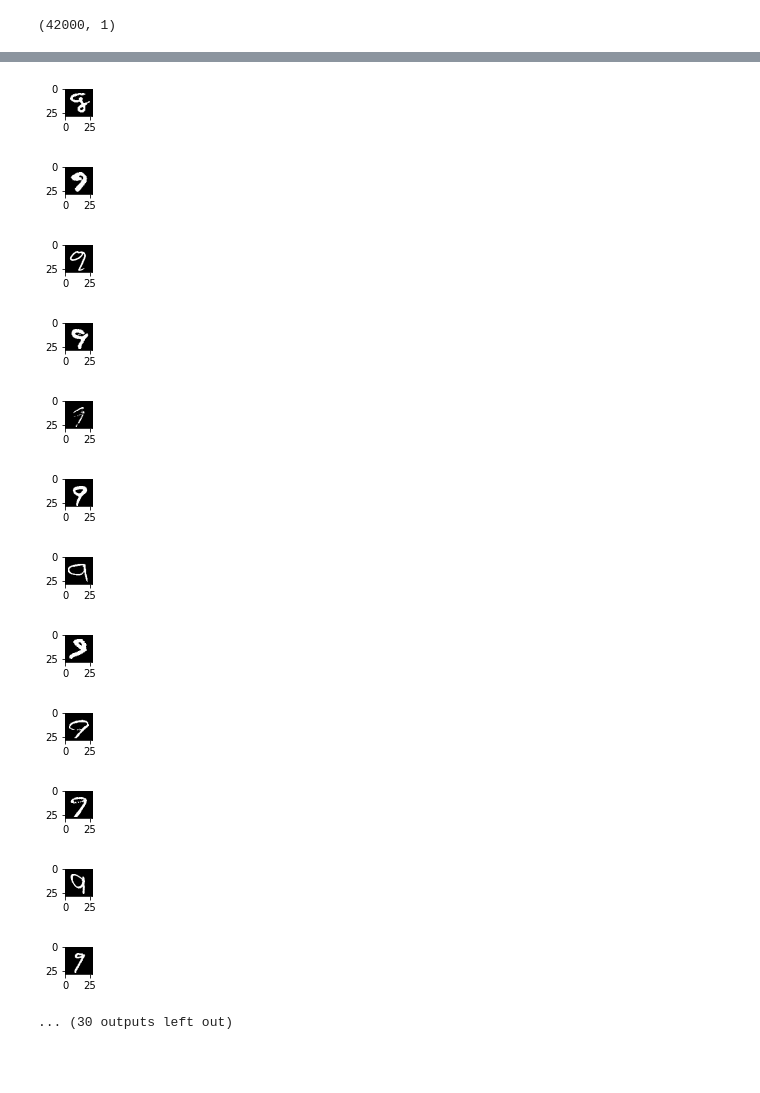
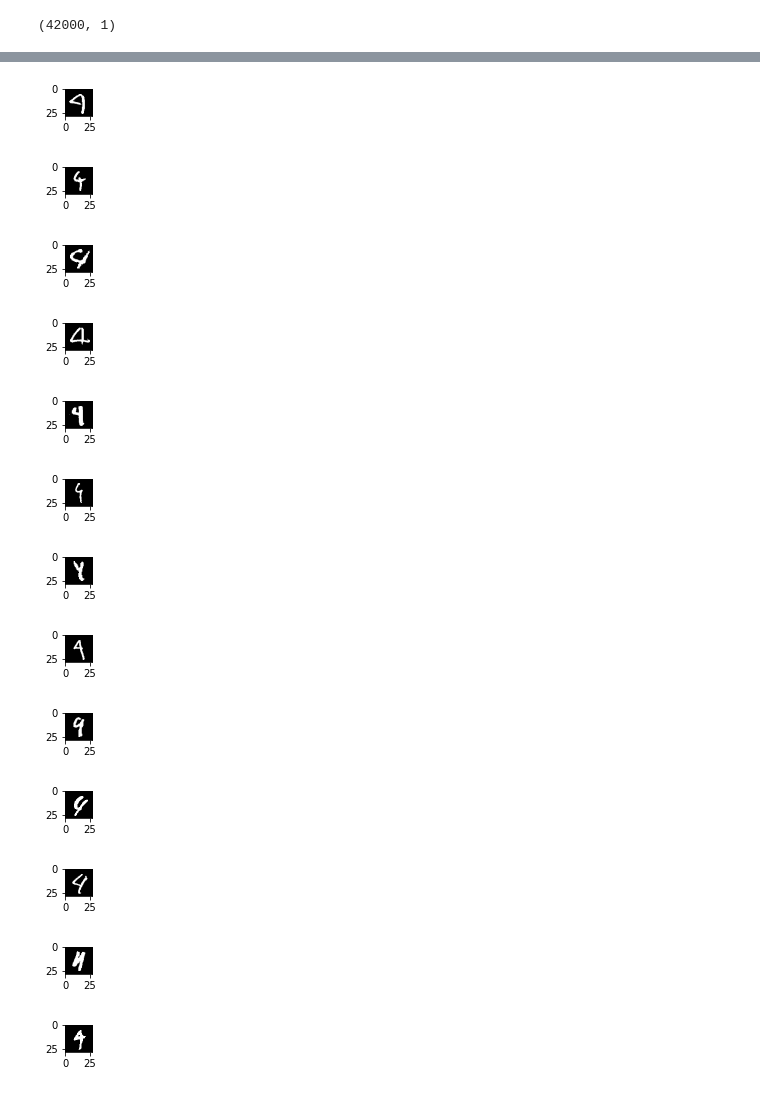
Before and after one commit to SafwanAhmad/KaggleMNSIT, a Jupyter notebook: mnist.ipynb, the cells around one changed output, grey strips where cells are left out. Drawn from its saved outputs; the diff is of its cells as text; code cells hidden in the pictures; blank space fills up the shorter version.

Commit message:
Add dropout. Test error rate 2.75%.

```diff
--- a/mnist.ipynb
+++ b/mnist.ipynb
@@ -40,6 +40,7 @@ def combine(tensor_one, tensor_two):
 input_ = tf.placeholder(dtype=tf.float32, shape=(None, X_train.shape[1]))
 labels = tf.placeholder(dtype=tf.int32, shape=(None, 1))
 learning_rate_ph = tf.placeholder(dtype=tf.float32)
+keep_prob = tf.placeholder(dtype=tf.float32)
 # %%
 def nn():
 
@@ -71,18 +81,22 @@ from sklearn.metrics import accuracy_score
 # Initialize tensorflow session
 init = tf.global_variables_initializer()
 
-epochs = 100
-batch_size = 64
+epochs = 2000
+batch_size = 512
 num_batches = int(X_train.shape[0]/batch_size)
 n_train = int(len(y_train)*0.8)
 
 train_accuracy = []
 val_accuracy = []
+test_accuracy = []
 cost_curr = []
 
 # Launch the graph
 with tf.Session() as sess:
     sess.run(init)
+
+    #graph = tf.get_default_graph().as_graph_def()
+    #print([n for n in graph.node])
 
     #plt.ion()
     # Training cycle
@@ -101,40 +115,45 @@ with tf.Session() as sess:
 
         # Loop over all batches
         for x,y in get_next_batch(batch_size, X_train_fold, y_train_fold):
-            sess.run(optimizer, feed_dict={input_:x, labels:y, learning_rate_ph:current_placeholder_value})
+            sess.run(optimizer,
+                     feed_dict={input_:x, labels:y, learning_rate_ph:current_placeholder_value, keep_prob:0.7})
 
-        c = sess.run(cost, feed_dict={input_: x, labels: y, learning_rate_ph:current_placeholder_value})
+        c = sess.run(cost, feed_dict={input_: x, labels: y, learning_rate_ph:current_placeholder_value, keep_prob:1.0})
         print("Epoch:", '%04d' % (epoch+1), "cost=", "{:.9f}".format(c))
 
         # Find train accuracy
-        y_predicted_train_fold = np.argmax(output.eval(feed_dict={input_: X_train_fold, labels: y_train_fold, learning_rate_ph:current_placeholder_value}), 1)
+        y_predicted_train_fold = np.argmax(output.eval(feed_dict={input_: X_train_fold, labels: y_train_fold, learning_rate_ph:current_placeholder_value, keep_prob:1.0}), 1)
         current_train_acc = accuracy_score(y_true=y_train_fold, y_pred=y_predicted_train_fold)
 
         train_accuracy.append(current_train_acc)
 
-        print("Train Accuracy:", current_train_acc)
+
 
         # Find the validation accuracy
-        y_predicted_val_fold = np.argmax(output.eval(feed_dict={input_: X_val_fold, labels: y_val_fold, learning_rate_ph:current_placeholder_value}), 1)
+        y_predicted_val_fold = np.argmax(output.eval(feed_dict={input_: X_val_fold, labels: y_val_fold, learning_rate_ph:current_placeholder_value, keep_prob:1.0}), 1)
         current_val_acc = accuracy_score(y_true=y_val_fold, y_pred=y_predicted_val_fold)
 
         val_accuracy.append(current_val_acc)
-
-        print("Validation Accuracy:", current_val_acc)
-        print()
-
         cost_curr.append(c)
 
-        #if (epoch > 0 and  epoch % 10 == 0):
-         #   current_placeholder_value = 1.001*current_placeholder_value
+        y_predicted_test = np.argmax(output.eval(feed_dict={input_: X_test, labels: y_test, keep_prob:1.0}), 1)
+
+        if epoch > 0 and  epoch % 10 == 0:
+            print("Train Accuracy:", current_train_acc)
+            print("Validation Accuracy:", current_val_acc)
+            test_acc = accuracy_score(y_true=y_test, y_pred=y_predicted_test)
+            print("Test Accuracy:",test_acc)
+            test_accuracy.append(test_acc)
+        #    current_placeholder_value = 1.001*current_placeholder_value
 
         #plt.plot(train_accuracy, 'b-', val_accuracy, 'r-')
         #plt.show()
+        print()
 
     print("Optimization Finished!")
 
 
     # Find test accuracy
-    y_predicted_test = np.argmax(output.eval(feed_dict={input_: X_test, labels: y_test}), 1)
+    y_predicted_test = np.argmax(output.eval(feed_dict={input_: X_test, labels: y_test, keep_prob:1.0}), 1)
     print("Test Accuracy:", accuracy_score(y_true=y_test, y_pred=y_predicted_test))
 # %% [output]
@@ -183,20 +207,20 @@ array([[1236,    0,    2,    4,    0,    5,    9,    2,    3,    2],
 # %%
-indices = np.where(np.logical_and(y_predicted_test == 7, y_test.squeeze() == 9))[0]
+indices = np.where(np.logical_and(y_predicted_test == 9, y_test.squeeze() == 4))[0]
 for i in indices:
     plt.figure(figsize=(0.50,0.50))
     plt.imshow(X_test[i].reshape([28,28]),cmap='gray')
     plt.show()
 # %% [output]
 [figure]
-[figure, old version]
+[figure, new version]
 [figure]
-[figure, old version]
+[figure, new version]
-[figure, old version]
+[figure, new version]
-[figure, old version]
+[figure, new version]
-[figure, old version]
+[figure, new version]
-[figure, old version]
+[figure, new version]
-[figure, old version]
+[figure, new version]
 [figure]
-[figure, old version]
+[figure, new version]
-[figure, old version]
+[figure, new version]
-... (30 outputs left out)
+[figure, added]
```
Also changed, not shown: parts of 7 cells of this notebook.
